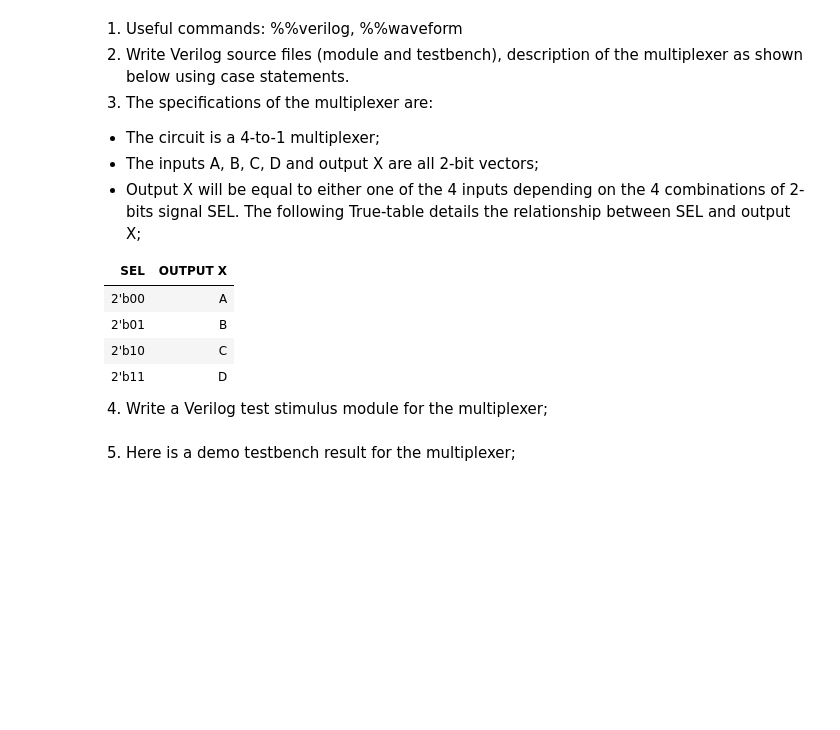
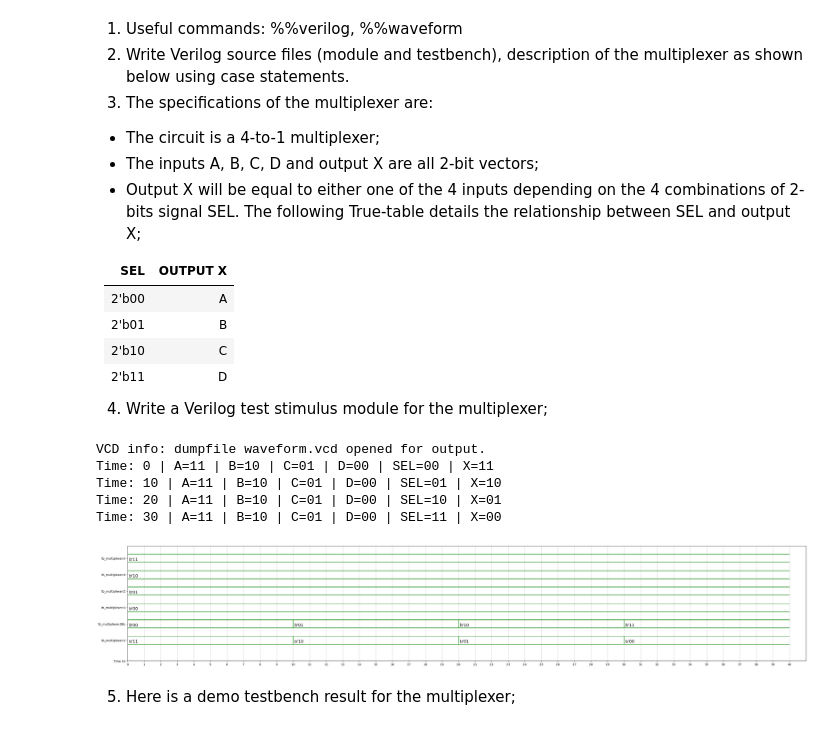
Before and after one commit to AnthonySunYi/Verilog_DSL, a Jupyter notebook: VerilogGitHomework.ipynb, the cells around one changed output. Cells and saved outputs as stored; diff of their text form; code cells hidden in the pictures; blank space fills up the shorter version.

```diff
--- a/VerilogGitHomework.ipynb
+++ b/VerilogGitHomework.ipynb
@@ -119,3 +140,82 @@ endmodule
+# %%
+%%verilog
+
+//!DO NOT EDIT MODULE NAME AND PORT NAME!
+module multiplexer(
+    input [1:0] A,
+    input [1:0] B,
+    input [1:0] C,
+    input [1:0] D,
+    input [1:0] SEL,
+    output reg [1:0] X
+);
+
+// Multiplexer logic using case statement
+always @(*) begin
+    case (SEL)
+        2'b00: X = A;
+        2'b01: X = B;
+        2'b10: X = C;
+        2'b11: X = D;
+        default: X = 2'b00; // Default case to avoid ambiguity
+    endcase
+end
+
+endmodule
+
+module tb_multiplexer;
+    reg [1:0] A, B, C, D;
+    reg [1:0] SEL;
+    wire [1:0] X;
+
+    // Instantiate the multiplexer
+    multiplexer uut (
+        .A(A),
+        .B(B),
+        .C(C),
+        .D(D),
+        .SEL(SEL),
+        .X(X)
+    );
+
+    initial begin
+        $dumpfile("waveform.vcd");  // Waveform dump file
+        $dumpvars(0, tb_multiplexer);
+
+        // Monitor changes and display them
+        $monitor("Time: %0d | A=%b | B=%b | C=%b | D=%b | SEL=%b | X=%b",
+                 $time, A, B, C, D, SEL, X);
+
+        // Initialize inputs
+        A = 2'b11;
+        B = 2'b10;
+        C = 2'b01;
+        D = 2'b00;
+
+        // Apply test cases with SEL changing
+        SEL = 2'b00; #10;  // Expect X = A (00)
+        SEL = 2'b01; #10;  // Expect X = B (01)
+        SEL = 2'b10; #10;  // Expect X = C (10)
+        SEL = 2'b11; #10;  // Expect X = D (11)
+
+        // End simulation
+        $finish;
+    end
+endmodule
+# %% [output]
+VCD info: dumpfile waveform.vcd opened for output.
+Time: 0 | A=11 | B=10 | C=01 | D=00 | SEL=00 | X=11
+Time: 10 | A=11 | B=10 | C=01 | D=00 | SEL=01 | X=10
+Time: 20 | A=11 | B=10 | C=01 | D=00 | SEL=10 | X=01
+Time: 30 | A=11 | B=10 | C=01 | D=00 | SEL=11 | X=00
+# %%
+%%waveform waveform.vcd
+sign_list = ['tb_multiplexer.A', 'tb_multiplexer.B', 'tb_multiplexer.C', 'tb_multiplexer.D', 'tb_multiplexer.SEL', 'tb_multiplexer.X']
+time_begin = 0
+time_end = 40
+base = 'bin' # bin, dec, dec2, hex, octal
+# %% [output]
+[figure, added]
 # %% [markdown]
 5. Here is a demo testbench result for the multiplexer;
 # %% [markdown]
```
Also changed, not shown: parts of 4 cells of this notebook.
